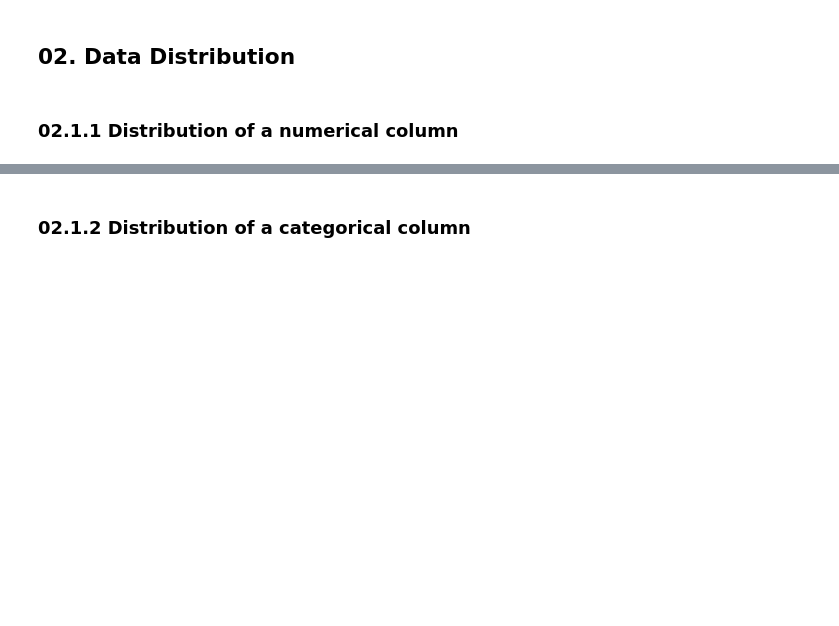
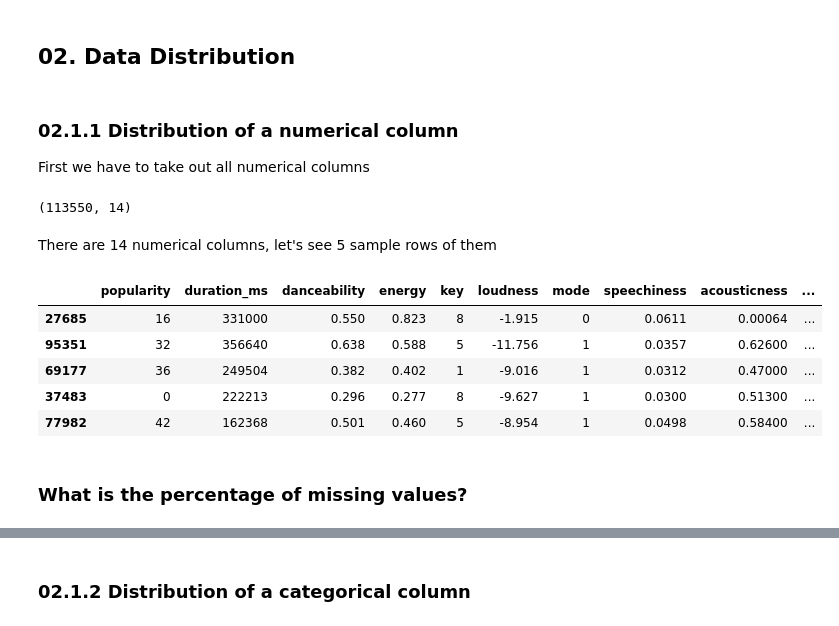
Before and after one commit to duongtruongbinh/Prog4DS_FinalProject, a Jupyter notebook: Data_Exploring-and-Preprocessing.ipynb, the cells around one changed output, grey strips where cells are left out. Cells and saved outputs as stored; diff of their text form; code cells hidden in the pictures; blank space fills up the shorter version.

```diff
--- a/Data_Exploring-and-Preprocessing.ipynb
+++ b/Data_Exploring-and-Preprocessing.ipynb
@@ -169,3 +159,23 @@ dtype: object
 ## 02. Data Distribution
 # %% [markdown]
 ### 02.1.1 Distribution of a numerical column
+
+First we have to take out all numerical columns
+# %%
+numerical_cols = df[df.columns[(df.dtypes == 'float64') | (df.dtypes == 'int64')]]
+numerical_cols.shape
+# %% [output]
+(113550, 14)
+# %% [markdown]
+There are 14 numerical columns, let's see 5 sample rows of them
+# %%
+numerical_cols.sample(5)
+# %% [output]
+|  | popularity | duration_ms | danceability | energy | key | loudness | mode | speechiness | acousticness | ... |
+| 27685 | 16 | 331000 | 0.550 | 0.823 | 8 | -1.915 | 0 | 0.0611 | 0.00064 | ... |
+| 95351 | 32 | 356640 | 0.638 | 0.588 | 5 | -11.756 | 1 | 0.0357 | 0.62600 | ... |
+| 69177 | 36 | 249504 | 0.382 | 0.402 | 1 | -9.016 | 1 | 0.0312 | 0.47000 | ... |
+| 37483 | 0 | 222213 | 0.296 | 0.277 | 8 | -9.627 | 1 | 0.0300 | 0.51300 | ... |
+| 77982 | 42 | 162368 | 0.501 | 0.460 | 5 | -8.954 | 1 | 0.0498 | 0.58400 | ... |
+# %% [markdown]
+### What is the percentage of missing values?
```
Also changed, not shown: parts of 17 cells of this notebook.
